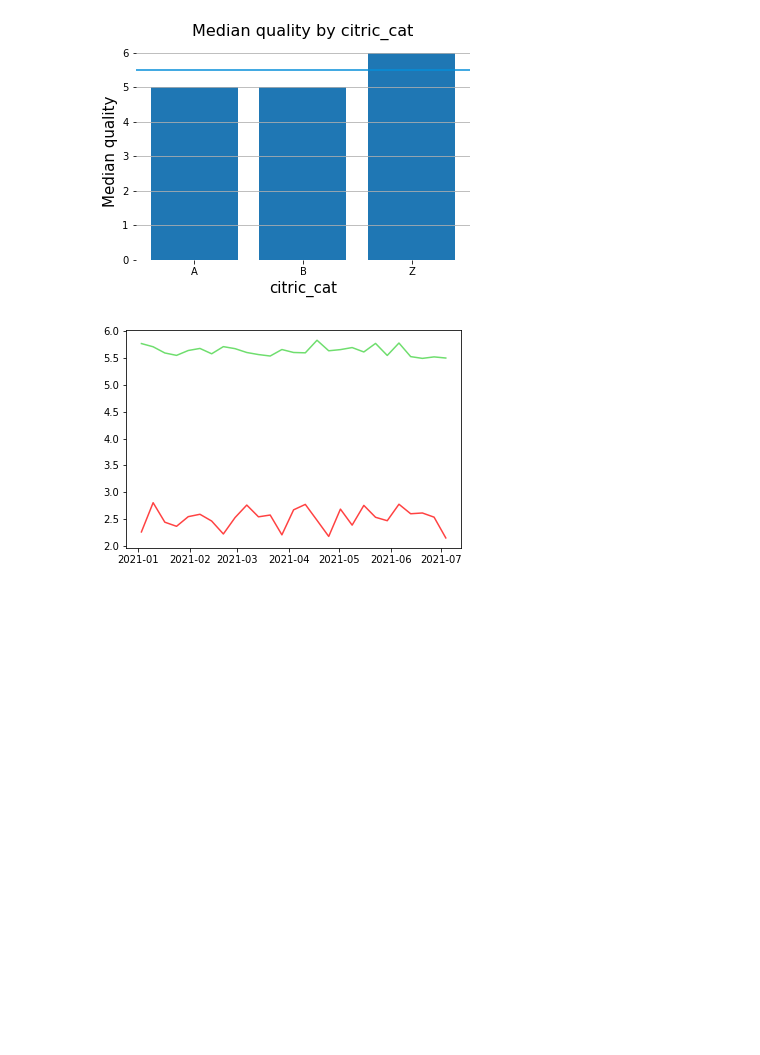
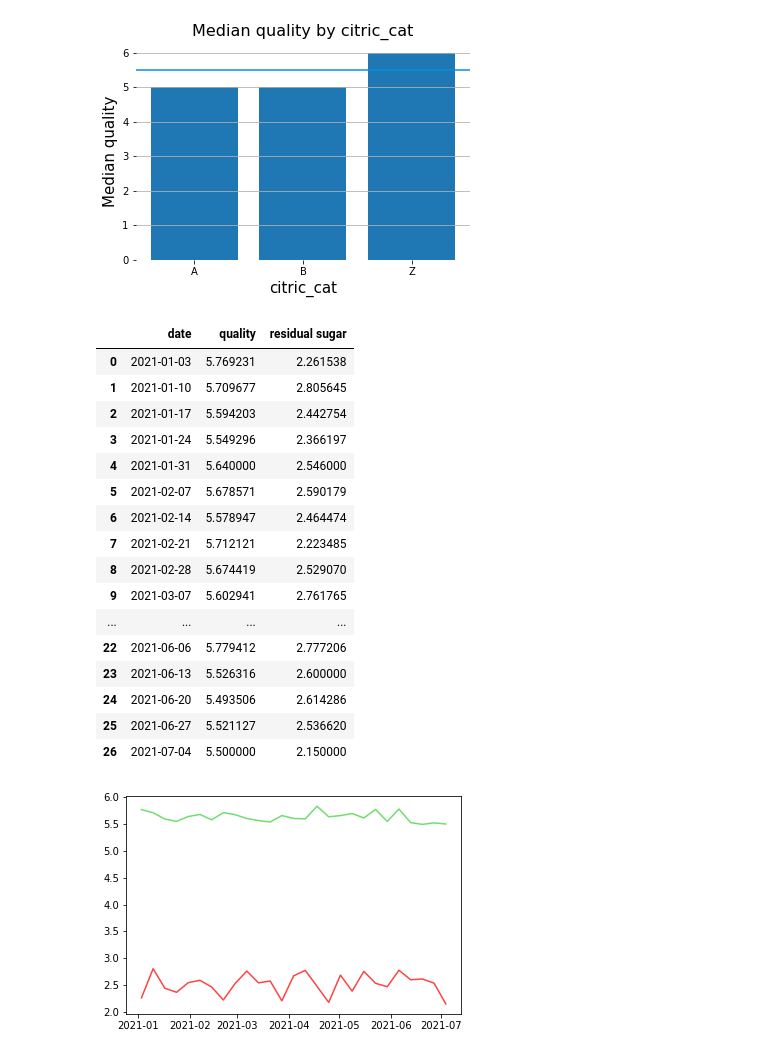
Before and after one commit to guillaumeovf/CarLoanDefault, a Jupyter notebook: wine_quality.ipynb, the cells around one changed output. Drawn from its saved outputs; the diff is of its cells as text; code cells hidden in the pictures; blank space fills up the shorter version.

```diff
--- a/wine_quality.ipynb
+++ b/wine_quality.ipynb
@@ -718,6 +718,28 @@ ax.spines['left'].set_visible(False)
 plt.show()
 # %% [output]
 [figure]
+# %%
+df_lineplot = df[['date', 'quality', 'residual sugar']].sort_values(by='date')
+df_lineplot=df_lineplot.set_index('date').resample('W').mean().reset_index()
+df_lineplot
+# %% [output]
+|  | date | quality | residual sugar |
+| 0 | 2021-01-03 | 5.769231 | 2.261538 |
+| 1 | 2021-01-10 | 5.709677 | 2.805645 |
+| 2 | 2021-01-17 | 5.594203 | 2.442754 |
+| 3 | 2021-01-24 | 5.549296 | 2.366197 |
+| 4 | 2021-01-31 | 5.640000 | 2.546000 |
+| 5 | 2021-02-07 | 5.678571 | 2.590179 |
+| 6 | 2021-02-14 | 5.578947 | 2.464474 |
+| 7 | 2021-02-21 | 5.712121 | 2.223485 |
+| 8 | 2021-02-28 | 5.674419 | 2.529070 |
+| 9 | 2021-03-07 | 5.602941 | 2.761765 |
+| ... | ... | ... | ... |
+| 22 | 2021-06-06 | 5.779412 | 2.777206 |
+| 23 | 2021-06-13 | 5.526316 | 2.600000 |
+| 24 | 2021-06-20 | 5.493506 | 2.614286 |
+| 25 | 2021-06-27 | 5.521127 | 2.536620 |
+| 26 | 2021-07-04 | 5.500000 | 2.150000 |
 # %%
 # Line plot: let's represent the evolution of the average quality and the average residual
 # sugar per week:
```
Also changed, not shown: parts of 13 cells of this notebook.
